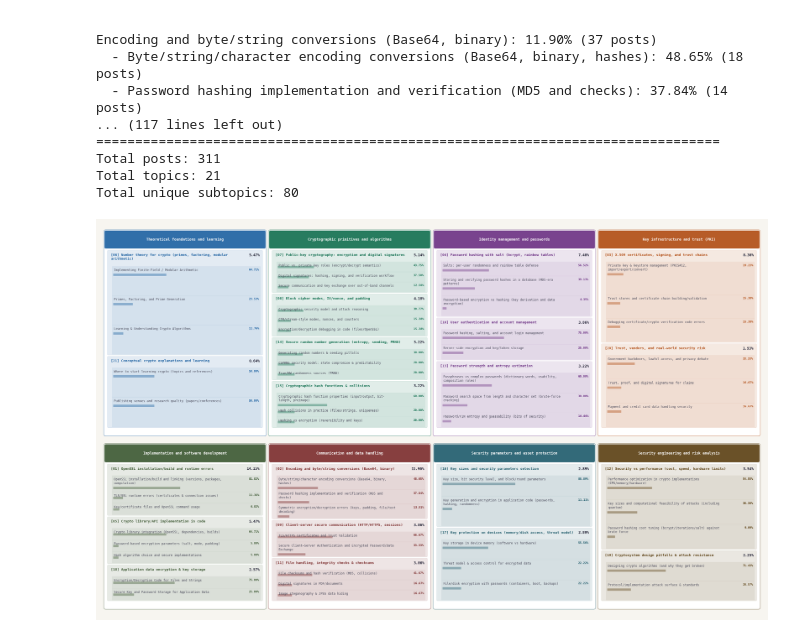
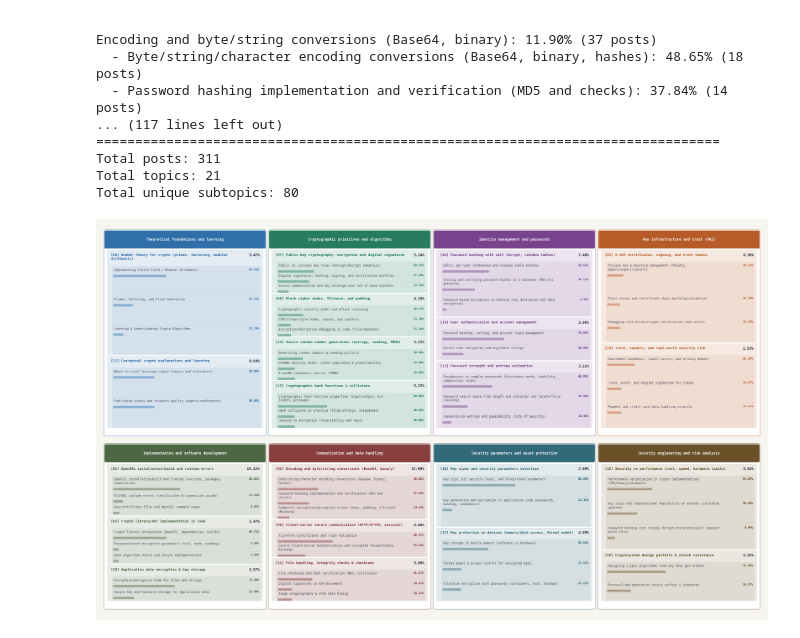
Before and after one commit to reset-ufc/social-media-dev-crawler, a Jupyter notebook: notebooks/RQ1.ipynb, the cells around one changed output. Cells and saved outputs as stored; diff of their text form; code cells hidden in the pictures.

```diff
--- a/notebooks/RQ1.ipynb
+++ b/notebooks/RQ1.ipynb
@@ -394,23 +394,14 @@ def build_figure(report: TopicsReport) -> plt.Figure:
                     alpha=SUB_ALPHA, zorder=4))
 
                 # Calculate estimated text height based on number of lines
-                text_height = 0.10 + (nl - 1) * LINE_H_SUB if nl > 1 else 0.10
-                text_height += 0.14  # padding after text to create gap
+                text_bottom_y = sy + sub_h - 0.10 - (nl * LINE_H_SUB)
 
                 # Proportional bar
                 bar_w = max((sub.percentage / 100) * sw * 0.55, 0.02)
                 bar_h = 0.07
 
-                # Smart bar positioning based on box height - with more spacing from text
-                if sub_h > 0.50:  # large boxes
-                    # Position bar well below text with more spacing
-                    bar_y = sy + sub_h - text_height - 0.14
-                elif sub_h > 0.35:  # medium boxes
-                    # Position bar in lower area with good spacing
-                    bar_y = sy + (sub_h * 0.36)
-                else:  # small boxes
-                    # Center the bar with adequate spacing
-                    bar_y = sy + (sub_h - bar_h) / 2 - 0.05
+                # Position bar below the text with padding
+                bar_y = text_bottom_y - bar_h - 0.10
 
                 ax.add_patch(FancyBboxPatch(
                     (sx + 0.04, bar_y), bar_w, bar_h,
@@ -421,32 +412,32 @@ def build_figure(report: TopicsReport) -> plt.Figure:
                 ax.text(sx + 0.06, sy + sub_h - 0.10,
                         wrapped_sub,
                         ha="left", va="top", multialignment="left",
                         fontsize=8.5, color="#444455",
                         fontfamily="monospace", zorder=6, clip_on=True)
 
                 ax.text(sx + sw - 0.04, sy + sub_h - 0.10,
                         f"{sub.percentage:.2f}%",
                         ha="right", va="top", fontsize=8.0,
                         color=color, fontweight="bold",
                         fontfamily="monospace", zorder=6)
 
                 sub_cursor_y = sy
 
             cursor_y = ty - TOPIC_GAP
 
     for col, (gname, tids) in enumerate(groups[:4]):
         draw_group(gname, tids, panel_x(col), y_row0, col_w, row0_h, GROUP_COLORS[col])
 
     for col, (gname, tids) in enumerate(groups[4:]):
         draw_group(gname, tids, panel_x(col), y_row1, col_w, row1_h, GROUP_COLORS[col + 4])
 
     plt.tight_layout(pad=0.0)
     return fig
 
 
 fig = build_figure(report)
 plt.show()
 
-fig.savefig(NOTEBOOK_OUTPUTS / 'rq1' / 'plots'/"topics_hierarchy.png", dpi=180, bbox_inches="tight", facecolor=fig.get_facecolor())
+fig.savefig(NOTEBOOK_OUTPUTS / 'rq1' / 'plots'/"topics_hierarchy.pdf", dpi=180, bbox_inches="tight", facecolor=fig.get_facecolor())
 # %% [output]
-[figure, old version]
+[figure, new version]
```
